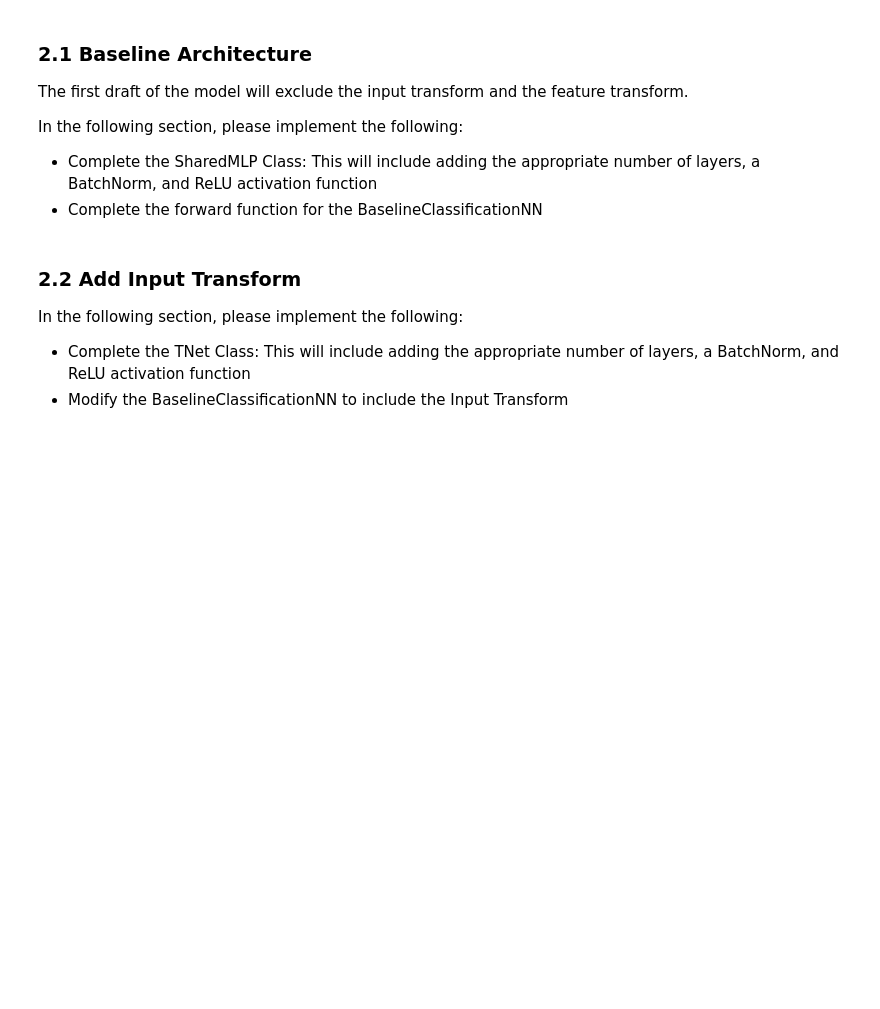
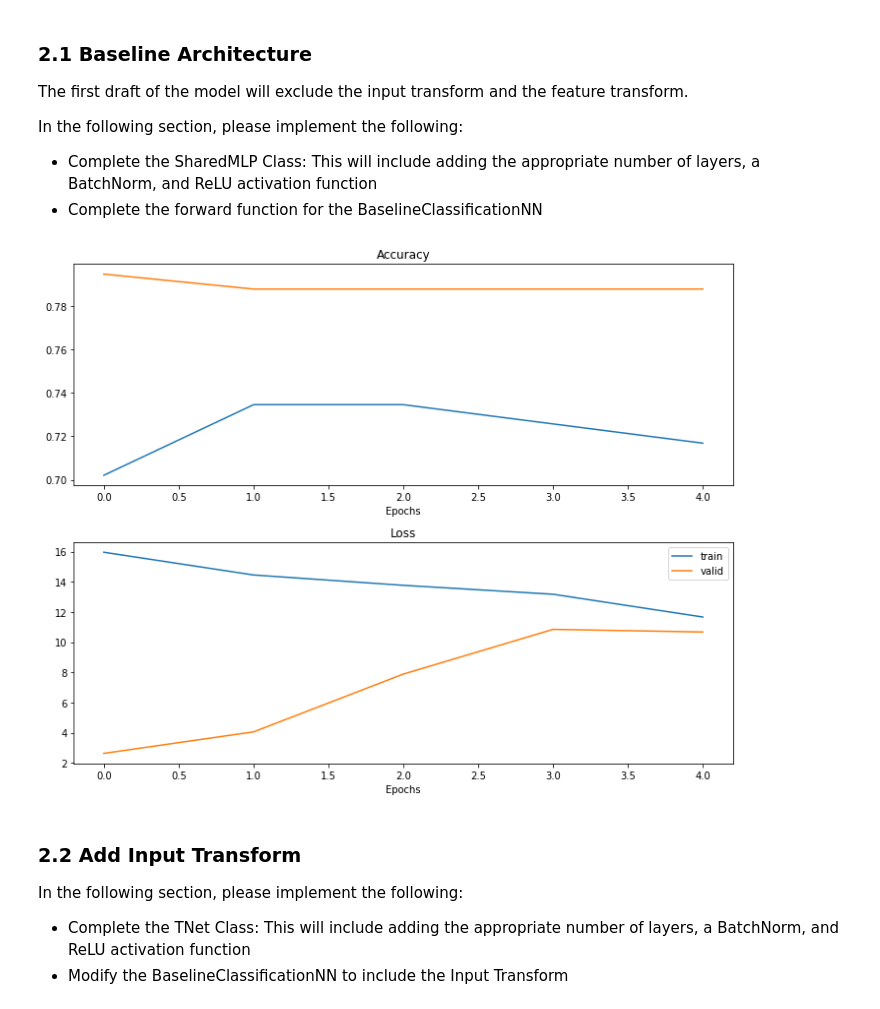
Before and after one commit to leonardwei2023/cs182-proj, a Jupyter notebook: PointNetHW.ipynb, the cells around one changed output. Drawn from its saved outputs; the diff is of its cells as text; code cells hidden in the pictures; blank space fills up the shorter version.

```diff
--- a/PointNetHW.ipynb
+++ b/PointNetHW.ipynb
@@ -102,8 +56,10 @@ def train(model, trainset, validset, optimizer, epochs=10, batch_size=32, device
 # %%
 n = 10000
+num_classes = 2
+epochs = 5
 
-trainset = ShapeNetDataset("datasets/ModelNet10", train=True, n=n)
-testset = ShapeNetDataset("datasets/ModelNet10", train=False, n=n)
+trainset = ShapeNetDataset("datasets/ModelNet2", train=True, n=n)
+testset = ShapeNetDataset("datasets/ModelNet2", train=False, n=n)
 
 dataset_length = len(trainset)
 train_ratio = 0.7
@@ -118,3 +125,21 @@ trainset, validset = random_split(trainset, [train_len, valid_len])
+# %%
+def plot_charts(train_accs, train_losses, valid_accs, valid_losses):
+
+    fig, axs = plt.subplots(2, figsize=(10, 8))
+
+    axs[0].plot(train_accs, label='train')
+    axs[0].plot(valid_accs, label='valid')
+    axs[0].set_title('Accuracy')
+    axs[0].set_xlabel('Epochs')
+
+    axs[1].plot(train_losses, label='train')
+    axs[1].plot(valid_losses, label='valid')
+    axs[1].set_title('Loss')
+    axs[1].set_xlabel('Epochs')
+
+    plt.tight_layout()
+    plt.legend()
+    plt.show()
 # %% [markdown]
 ### 2.1 Baseline Architecture
 
@@ -163,13 +188,16 @@ class BaselineClassificationNN(nn.Module):
     def predict(self, x):
         return self.forward(x)[0]
 # %%
-baseline_model = BaselineClassificationNN(10)
+baseline_model = BaselineClassificationNN(num_classes)
 lr = 0.0001
-epochs = 1
 device = 'cpu'
 
 optimizer = torch.optim.Adam(baseline_model.parameters(), lr=lr)
-train(baseline_model, trainset, validset, optimizer, epochs=epochs, device=device)
+baseline_train_losses, baseline_valid_losses, baseline_train_accs, baseline_valid_accs = train(baseline_model, trainset, validset, optimizer, epochs=epochs, device=device)
+# %%
+plot_charts(baseline_train_accs, baseline_train_losses, baseline_valid_accs, baseline_valid_losses)
+# %% [output]
+[figure, added]
 # %% [markdown]
 ### 2.2 Add Input Transform
 
```
Also changed, not shown: parts of 19 cells of this notebook.
